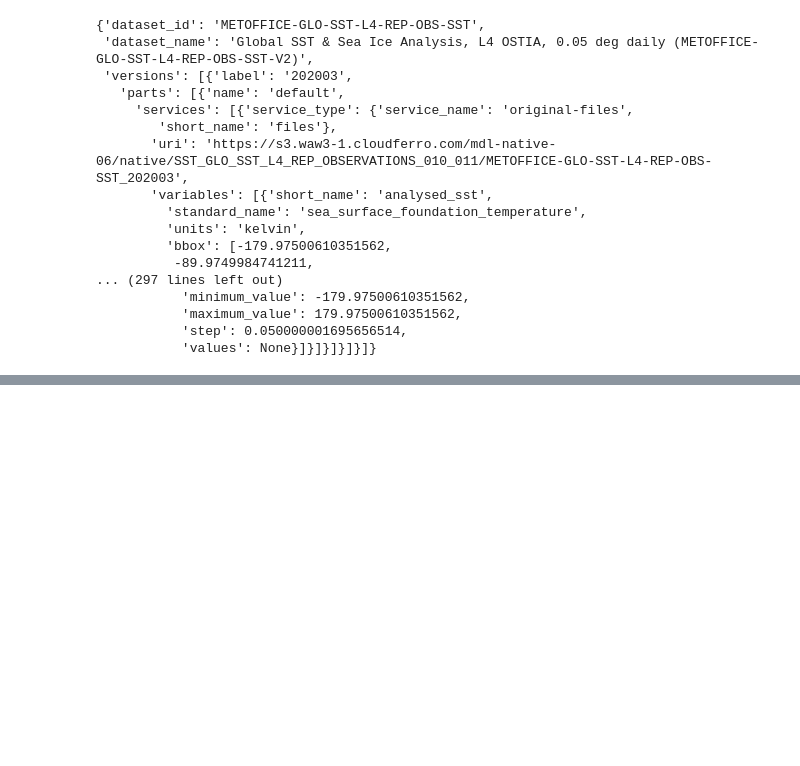
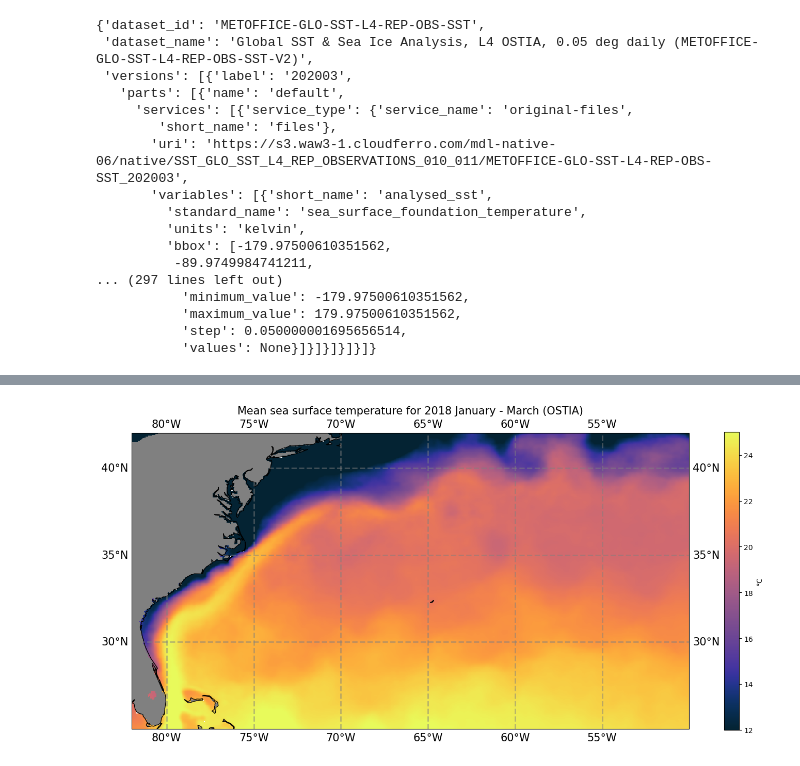
Before and after one commit to edito-model-lab/2024-10_grenoble-edito-hackathon, a Jupyter notebook: project-results/ORCA36/read_dataset.ipynb, the cells around one changed output, grey strips where cells are left out. Cells and saved outputs as stored; diff of their text form; code cells hidden in the pictures; blank space fills up the shorter version.

```diff
--- a/project-results/ORCA36/read_dataset.ipynb
+++ b/project-results/ORCA36/read_dataset.ipynb
@@ -79,5 +87,5 @@ test_data.analysed_sst.isel(time=0).plot()
 # %%
 # Selecting area
 # %%
-domain=[[20,40,-140,-105],[25,43,-82,-50],[25,45,130,160],[-50,-30,15,50]] # [Lat0,Lat1,Lon0,Lon1]
+domain=[[20,40,-140,-105],[25,43,-82,-50],[25,45,140,170],[-50,-30,15,50]] # [Lat0,Lat1,Lon0,Lon1]
 region=("California Current","Gulf Stream","Kuroshio Current","Agulhas Current")
@@ -84,8 +94,9 @@ region=("California Current","Gulf Stream","Kuroshio Current","Agulhas Current")
 # %%
-lat0=25
-lat1=45
-lon0=-82
-lon1=-55
+ireg=3
+lat0=np.array(domain[ireg][0])
+lat1=np.array(domain[ireg][1])
+lon0=np.array(domain[ireg][2])
+lon1=np.array(domain[ireg][3])
 
 lat=test_data.latitude.isel()
 lon=test_data.longitude.isel()
@@ -93,6 +104,8 @@ lon=test_data.longitude.isel()
 poslat=np.where((lat>=lat0) & (lat<=lat1))
 poslon=np.where((lon>=lon0) & (lon<=lon1))
 # %%
-sst=test_data['analysed_sst'][:,poslat[0],poslon[0]]-273.15
+sst=test_data['analysed_sst'][180:273,poslat[0],poslon[0]]-273.15
+#summer 180:273
+#winter 0:90
 # %%
 # Estimation mean, std
@@ -101,0 +146,4 @@ meanstd=np.nanstd(sst,axis=0)
+# %%
+pf.map_mean_GS_obs(meanvar,lon[poslon[0]],lat[poslat[0]],domain[ireg],'Mean sea surface temperature for 2018 January - March (OSTIA)', '°C', 12, 25, cmocean.cm.thermal,"OSTIA_SST_GS_20180101-20180331.png")
+# %% [output]
+[figure, added]
```
Also changed, not shown: parts of 17 cells of this notebook, 14 other files.
